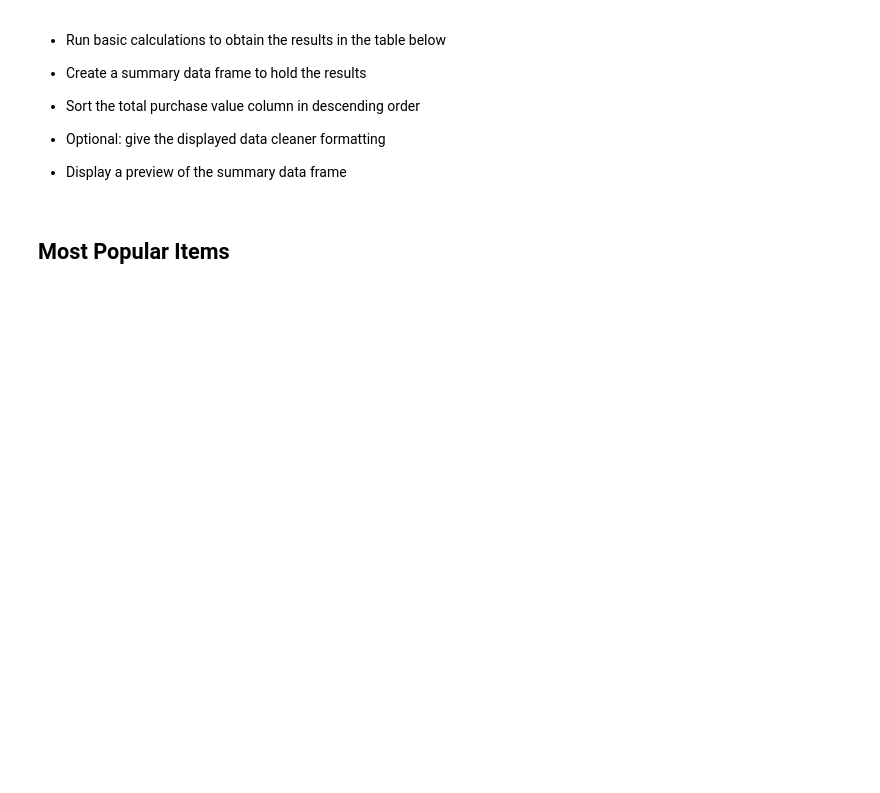
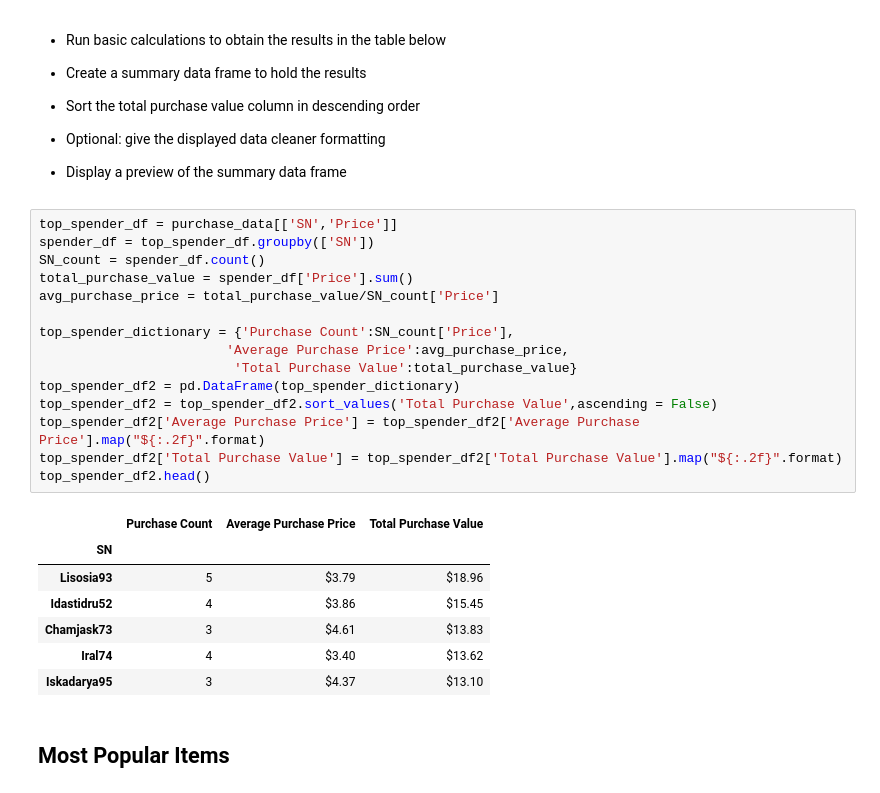
Before and after one commit to emjasmine/pandas-challenge, a Jupyter notebook: HeroesOfPymoli/HeroesOfPymoli_starter.ipynb, the cells around one changed output. Cells and saved outputs as stored; diff of their text form; blank space fills up the shorter version.

```diff
--- a/HeroesOfPymoli/HeroesOfPymoli_starter.ipynb
+++ b/HeroesOfPymoli/HeroesOfPymoli_starter.ipynb
@@ -242,6 +325,29 @@ NameError: name 'age_df' is not defined
 
 
 * Display a preview of the summary data frame
+# %%
+top_spender_df = purchase_data[['SN','Price']]
+spender_df = top_spender_df.groupby(['SN'])
+SN_count = spender_df.count()
+total_purchase_value = spender_df['Price'].sum()
+avg_purchase_price = total_purchase_value/SN_count['Price']
+
+top_spender_dictionary = {'Purchase Count':SN_count['Price'],
+                        'Average Purchase Price':avg_purchase_price,
+                         'Total Purchase Value':total_purchase_value}
+top_spender_df2 = pd.DataFrame(top_spender_dictionary)
+top_spender_df2 = top_spender_df2.sort_values('Total Purchase Value',ascending = False)
+top_spender_df2['Average Purchase Price'] = top_spender_df2['Average Purchase Price'].map("${:.2f}".format)
+top_spender_df2['Total Purchase Value'] = top_spender_df2['Total Purchase Value'].map("${:.2f}".format)
+top_spender_df2.head()
+# %% [output]
+|  | Purchase Count | Average Purchase Price | Total Purchase Value |
+| SN |  |  |  |
+| Lisosia93 | 5 | $3.79 | $18.96 |
+| Idastidru52 | 4 | $3.86 | $15.45 |
+| Chamjask73 | 3 | $4.61 | $13.83 |
+| Iral74 | 4 | $3.40 | $13.62 |
+| Iskadarya95 | 3 | $4.37 | $13.10 |
 # %% [markdown]
 ## Most Popular Items
 # %% [markdown]
```
Also changed, not shown: parts of 5 cells of this notebook.
